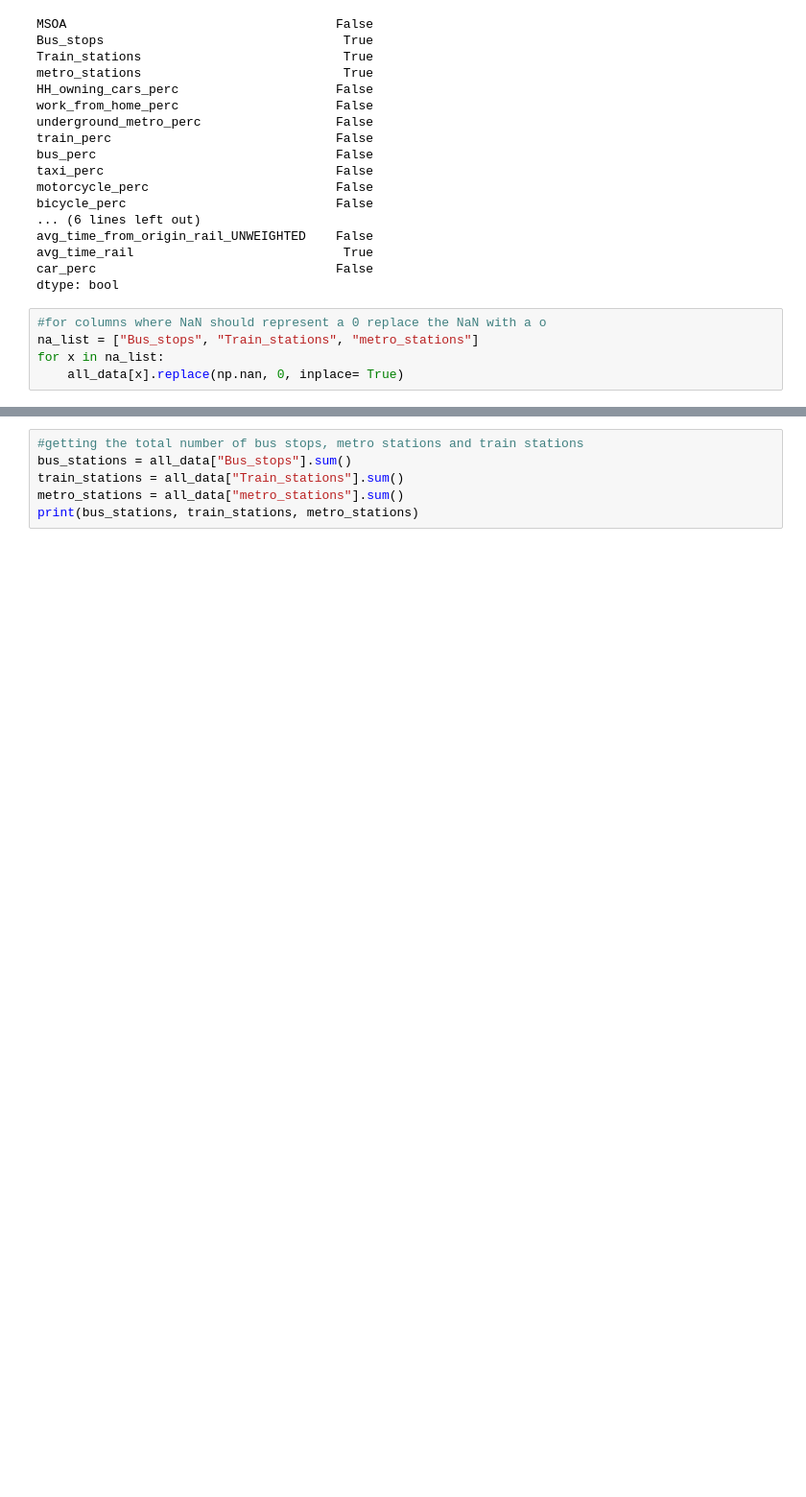
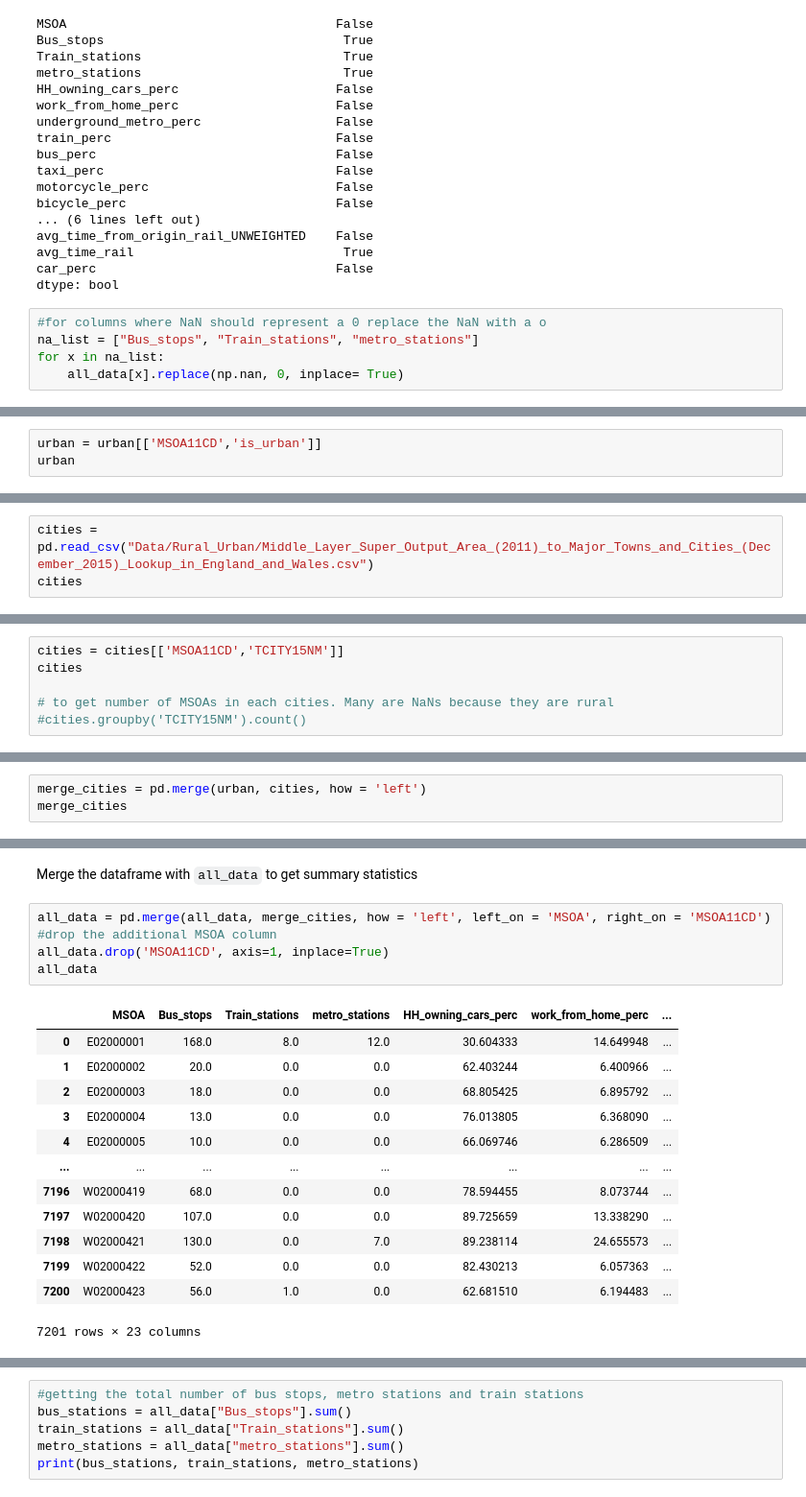
Before and after one commit to natesheehan/spidercartographers, a Jupyter notebook: Scripts/Data for story.ipynb, the cells around one changed output, grey strips where cells are left out. Shown at 96% size. Drawn from its saved outputs; the diff is of its cells as text; blank space fills up the shorter version.

Commit message:
summary stats for story

```diff
--- a/Scripts/Data for story.ipynb
+++ b/Scripts/Data for story.ipynb
@@ -107,0 +139,3 @@ msoa_described
+# %%
+urban = urban[['MSOA11CD','is_urban']]
+urban
@@ -107,0 +160,3 @@ msoa_described
+# %%
+cities = pd.read_csv("Data/Rural_Urban/Middle_Layer_Super_Output_Area_(2011)_to_Major_Towns_and_Cities_(December_2015)_Lookup_in_England_and_Wales.csv")
+cities
@@ -107,0 +177,6 @@ msoa_described
+# %%
+cities = cities[['MSOA11CD','TCITY15NM']]
+cities
+
+# to get number of MSOAs in each cities. Many are NaNs because they are rural
+#cities.groupby('TCITY15NM').count()
@@ -107,0 +199,3 @@ msoa_described
+# %%
+merge_cities = pd.merge(urban, cities, how = 'left')
+merge_cities
@@ -108,3 +216,24 @@ msoa_described
+# %% [markdown]
+Merge the dataframe with `all_data` to get summary statistics
+# %%
+all_data = pd.merge(all_data, merge_cities, how = 'left', left_on = 'MSOA', right_on = 'MSOA11CD')
+#drop the additional MSOA column
+all_data.drop('MSOA11CD', axis=1, inplace=True)
+all_data
+# %% [output]
+|  | MSOA | Bus_stops | Train_stations | metro_stations | HH_owning_cars_perc | work_from_home_perc | ... |
+| 0 | E02000001 | 168.0 | 8.0 | 12.0 | 30.604333 | 14.649948 | ... |
+| 1 | E02000002 | 20.0 | 0.0 | 0.0 | 62.403244 | 6.400966 | ... |
+| 2 | E02000003 | 18.0 | 0.0 | 0.0 | 68.805425 | 6.895792 | ... |
+| 3 | E02000004 | 13.0 | 0.0 | 0.0 | 76.013805 | 6.368090 | ... |
+| 4 | E02000005 | 10.0 | 0.0 | 0.0 | 66.069746 | 6.286509 | ... |
+| ... | ... | ... | ... | ... | ... | ... | ... |
+| 7196 | W02000419 | 68.0 | 0.0 | 0.0 | 78.594455 | 8.073744 | ... |
+| 7197 | W02000420 | 107.0 | 0.0 | 0.0 | 89.725659 | 13.338290 | ... |
+| 7198 | W02000421 | 130.0 | 0.0 | 7.0 | 89.238114 | 24.655573 | ... |
+| 7199 | W02000422 | 52.0 | 0.0 | 0.0 | 82.430213 | 6.057363 | ... |
+| 7200 | W02000423 | 56.0 | 1.0 | 0.0 | 62.681510 | 6.194483 | ... |
+7201 rows × 23 columns
 # %%
 #counting the number of MSOAs with train, bus and metro stations
 all_data.isin([0]).sum()
```
Also changed, not shown: parts of 41 cells of this notebook, 8 other files.
